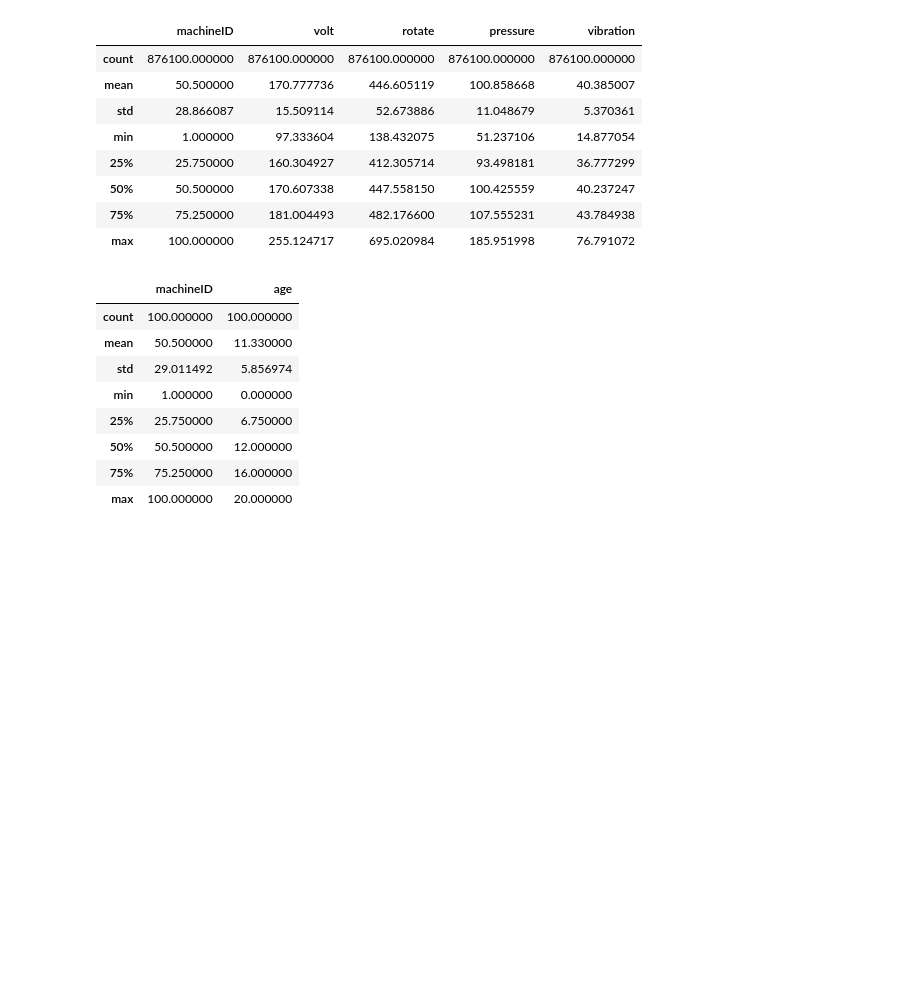
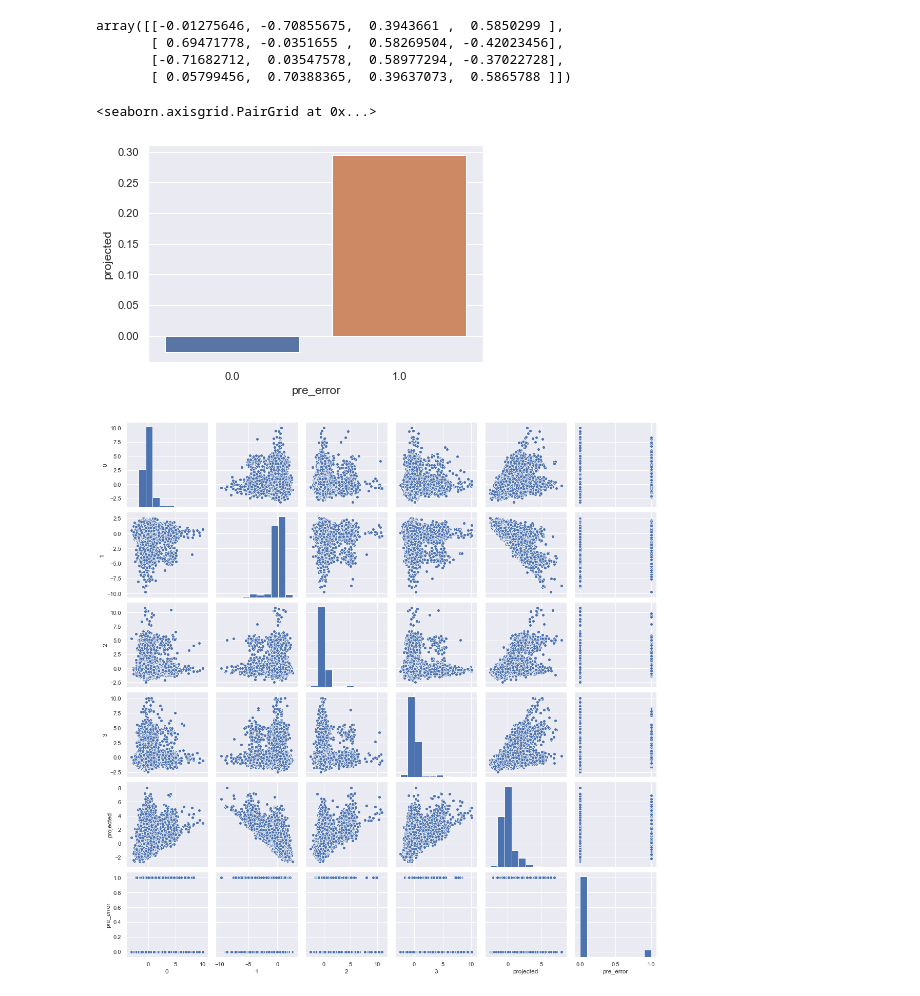
Before and after one commit to jd0g/CSU-Capstone, a Jupyter notebook: MIS581 Capstone Data Analysis.ipynb, the cells around one changed output. Cells and saved outputs as stored; diff of their text form; code cells hidden in the pictures; blank space fills up the shorter version.

```diff
--- a/MIS581 Capstone Data Analysis.ipynb
+++ b/MIS581 Capstone Data Analysis.ipynb
@@ -147,8 +353,0 @@ array([0, 0, 0, 0, 0, 0, 0, 0, 0, 0, 0, 0, 0, 0, 0, 0, 0, 0, 0, 0, 0, 0,
-# %%
-
-lda = LinearDiscriminantAnalysis()
-projected = lda.fit(scaled, failure).transform(scaled)
-
-colors = ['navy', 'turquise', 'darkorange']
-lw = 2
-projected
@@ -193,25 +354,43 @@ ms_predictive_data
-# %%
-ms_predictive_data.describe()
-# %% [output]
-|  | machineID | volt | rotate | pressure | vibration |
-| count | 876100.000000 | 876100.000000 | 876100.000000 | 876100.000000 | 876100.000000 |
-| mean | 50.500000 | 170.777736 | 446.605119 | 100.858668 | 40.385007 |
-| std | 28.866087 | 15.509114 | 52.673886 | 11.048679 | 5.370361 |
-| min | 1.000000 | 97.333604 | 138.432075 | 51.237106 | 14.877054 |
-| 25% | 25.750000 | 160.304927 | 412.305714 | 93.498181 | 36.777299 |
-| 50% | 50.500000 | 170.607338 | 447.558150 | 100.425559 | 40.237247 |
-| 75% | 75.250000 | 181.004493 | 482.176600 | 107.555231 | 43.784938 |
-| max | 100.000000 | 255.124717 | 695.020984 | 185.951998 | 76.791072 |
-# %%
-ms_machines = pd.read_csv('data/Microsoft Dataset/predictive modeling machines.csv')
-ms_machines.describe()
-# %% [output]
-|  | machineID | age |
-| count | 100.000000 | 100.000000 |
-| mean | 50.500000 | 11.330000 |
-| std | 29.011492 | 5.856974 |
-| min | 1.000000 | 0.000000 |
-| 25% | 25.750000 | 6.750000 |
-| 50% | 50.500000 | 12.000000 |
-| 75% | 75.250000 | 16.000000 |
-| max | 100.000000 | 20.000000 |
+# %%
+pca.components_
+# %% [output]
+array([[-0.01275646, -0.70855675,  0.3943661 ,  0.5850299 ],
+       [ 0.69471778, -0.0351655 ,  0.58269504, -0.42023456],
+       [-0.71682712,  0.03547578,  0.58977294, -0.37022728],
+       [ 0.05799456,  0.70388365,  0.39637073,  0.5865788 ]])
+# %%
+def run_lda(errorID = 'all'):
+
+    complete, continuous = set_error(errorID)
+
+    sc = StandardScaler()
+    scaled = sc.fit_transform(continuous)
+
+    lda = LDA(n_components = 1)
+    X = scaled
+    Y = complete['pre_error']
+    projected = lda.fit_transform(X, Y)#.transform(X)
+
+    colors = ['navy', 'darkorange']
+    #lw = 2
+    projected
+    df_proj = pd.DataFrame(projected, index = complete.index, columns=['projected'])
+    df_scaled = pd.DataFrame(scaled, index = complete.index)
+    df = df_scaled.join(df_proj)
+    df = df.join(complete['pre_error'])
+    df
+
+    df2 = df
+    df2 = df2.reset_index()
+    df2=df2.set_index(['machineID', 'pre_error'])
+    df2 = df2.groupby(['pre_error']).mean().reset_index()
+    #df2
+    sns.barplot(x='pre_error', y='projected', data=df2)
+    return (df)
+# %%
+df = run_lda('all')
+sns.pairplot(df, vars=list(df.columns))
+# %% [output]
+<seaborn.axisgrid.PairGrid at 0x...>
+[figure, added]
+[figure, added]
```
Also changed, not shown: parts of 47 cells of this notebook.
